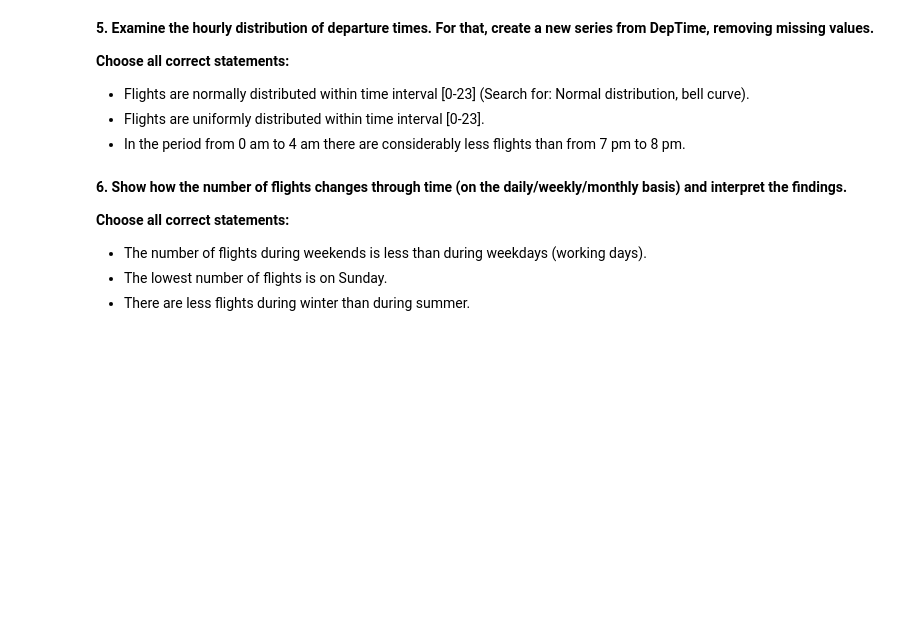
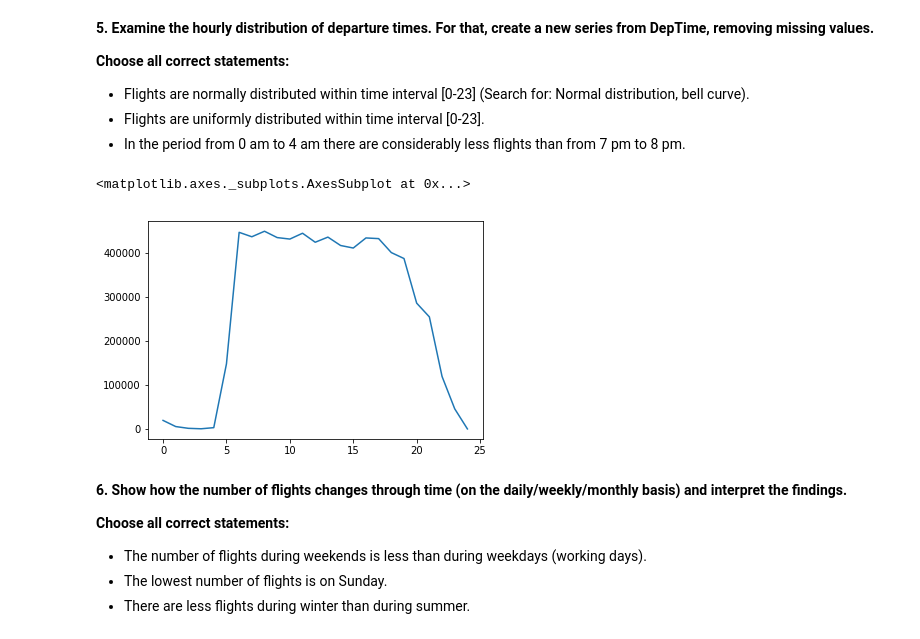
Before and after one commit to eignatenkov/mlcourse.ai, a Jupyter notebook: jupyter_english/assignments_fall2018/assignment2_USA_flights.ipynb, the cells around one changed output. Drawn from its saved outputs; the diff is of its cells as text; code cells hidden in the pictures; blank space fills up the shorter version.

```diff
--- a/jupyter_english/assignments_fall2018/assignment2_USA_flights.ipynb
+++ b/jupyter_english/assignments_fall2018/assignment2_USA_flights.ipynb
@@ -317,3 +315,10 @@ flights_df[flights_df.DepDelay > 0].groupby(['Origin', 'Dest']).agg(
+# %%
+flights_df['hour'] = flights_df.DepTime.map(lambda x: x // 100)
+# %%
+flights_df.hour.value_counts().sort_index().plot()
+# %% [output]
+<matplotlib.axes._subplots.AxesSubplot at 0x...>
+[figure, added]
 # %% [markdown]
 **6. Show how the number of flights changes through time (on the daily/weekly/monthly basis) and interpret the findings.**
 
```
Also changed, not shown: parts of 17 cells of this notebook.
